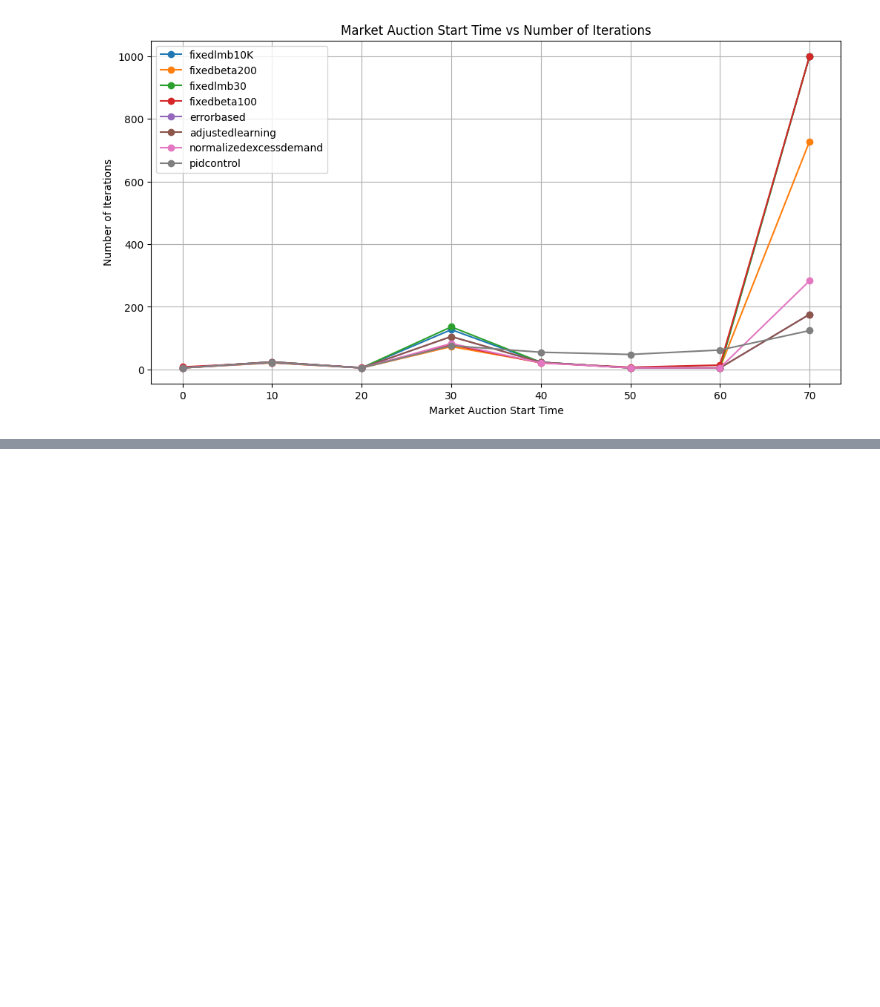
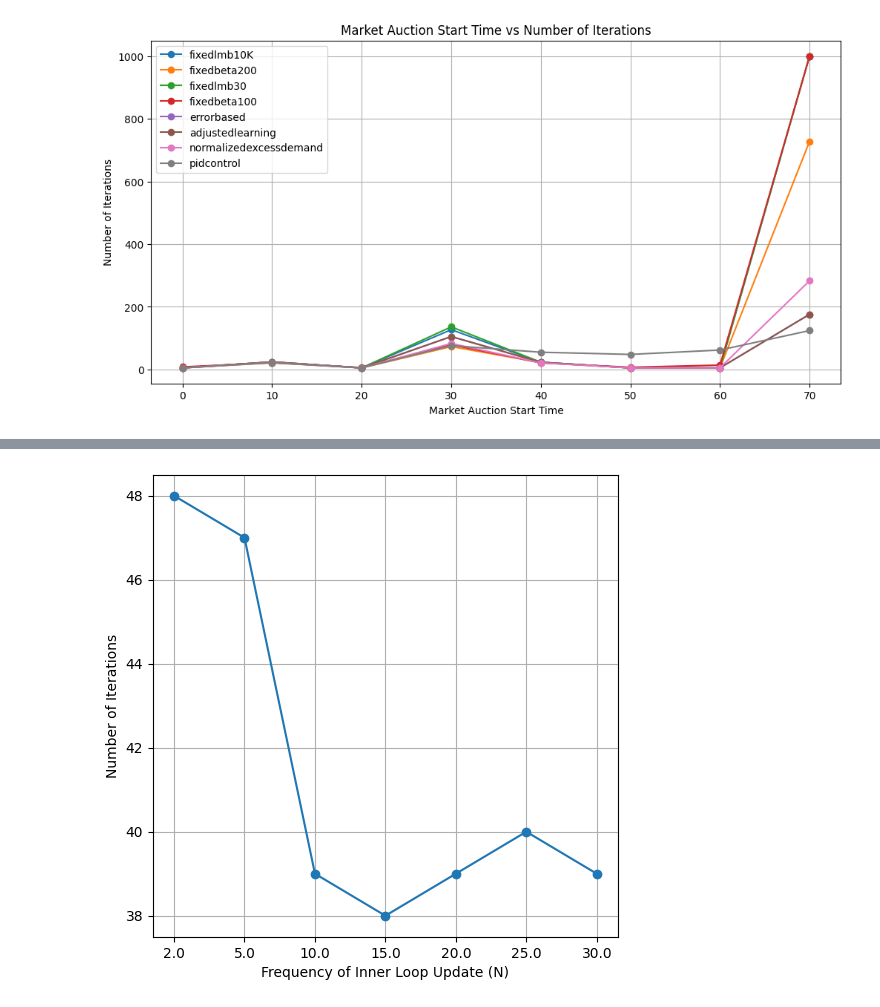
Before and after one commit to sastry-group/Mechanism-Design-for-AAM, a Jupyter notebook: ic/fisher/Fisher_data_reader.ipynb, the cells around one changed output, grey strips where cells are left out. Saved outputs shown, nothing was run; the diff lists cells and outputs as text; code cells hidden in the pictures; blank space fills up the shorter version.

```diff
--- a/ic/fisher/Fisher_data_reader.ipynb
+++ b/ic/fisher/Fisher_data_reader.ipynb
@@ -466,0 +477,27 @@ plt.show()
+# %%
+df_list = []
+df_method = []
+for file in folder_list:
+    folder_path = os.path.join(parent_folder, "results", file, "results")
+    csv_file_path = os.path.join(folder_path, 'market_performance_table.csv')
+
+    try:
+        df_csv = pd.read_csv(csv_file_path)
+        df_csv["File"] = file  # column to track file origin
+        match = re.search(r"freq([^\s_]+)", file)
+        lambda_val = match.group(1) if match else "Unknown"
+        df_csv["Freq"] = lambda_val
+        df_list.append(df_csv)
+    except FileNotFoundError:
+        print(f"File not found: {csv_file_path}")
+    except pd.errors.EmptyDataError:
+        print(f"File is empty: {csv_file_path}")
+
+# Concatenate all DataFrames
+pd.set_option('display.max_rows', None)
+
+if df_list:
+    combined_df = pd.concat(df_list, ignore_index=True)
+    display(combined_df)
+else:
+    print("No data was loaded.")
@@ -466,0 +513,16 @@ plt.show()
+# %%
+filtered_df = combined_df
+
+plt.figure(figsize=(6, 6))
+
+plt.xlabel("Frequency of Inner Loop Update (N)")
+plt.ylabel("Number of Iterations")
+plt.grid(True)
+filtered_df = filtered_df.sort_values(by="Freq", key=lambda x: x.astype(float))
+
+plt.plot(filtered_df["Freq"], filtered_df["Number_Interations"], marker='o')
+
+# plt.show()
+plt.savefig(f"{current_dir}/plots/lambda_niter.png")
+# %% [output]
+[figure, added]
```
Also changed, not shown: parts of 11 cells of this notebook, 1 other file.
